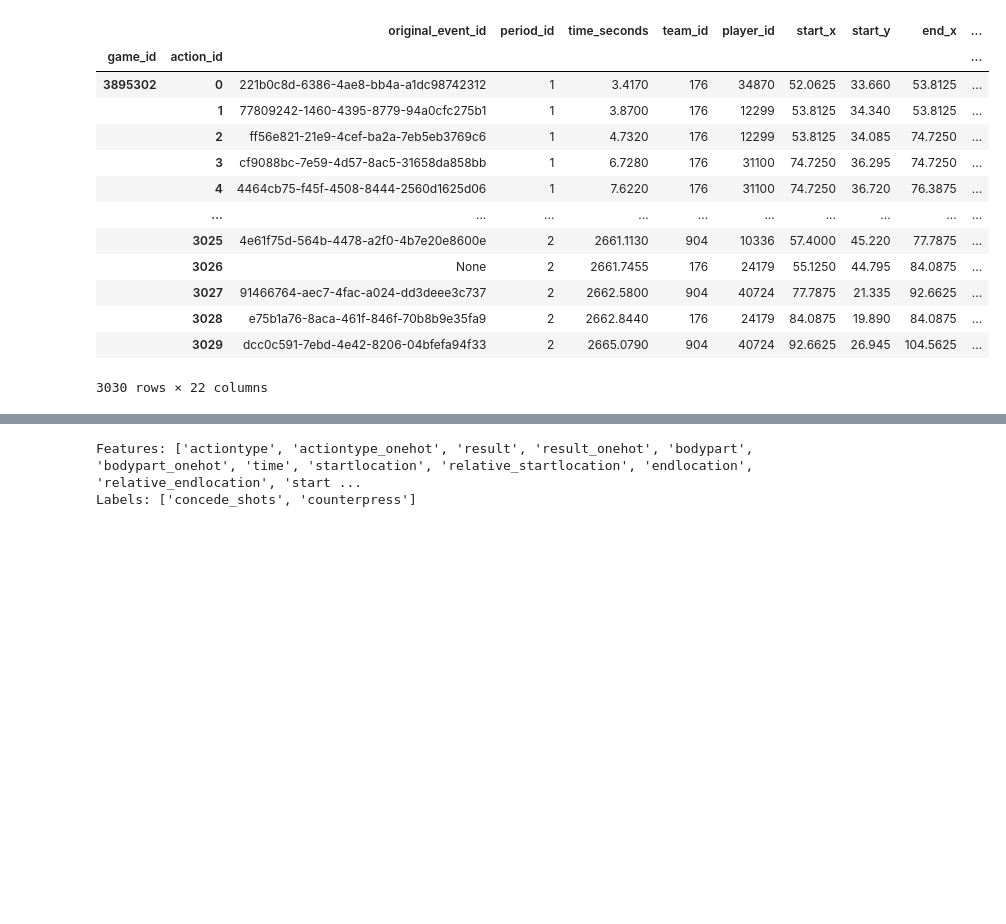
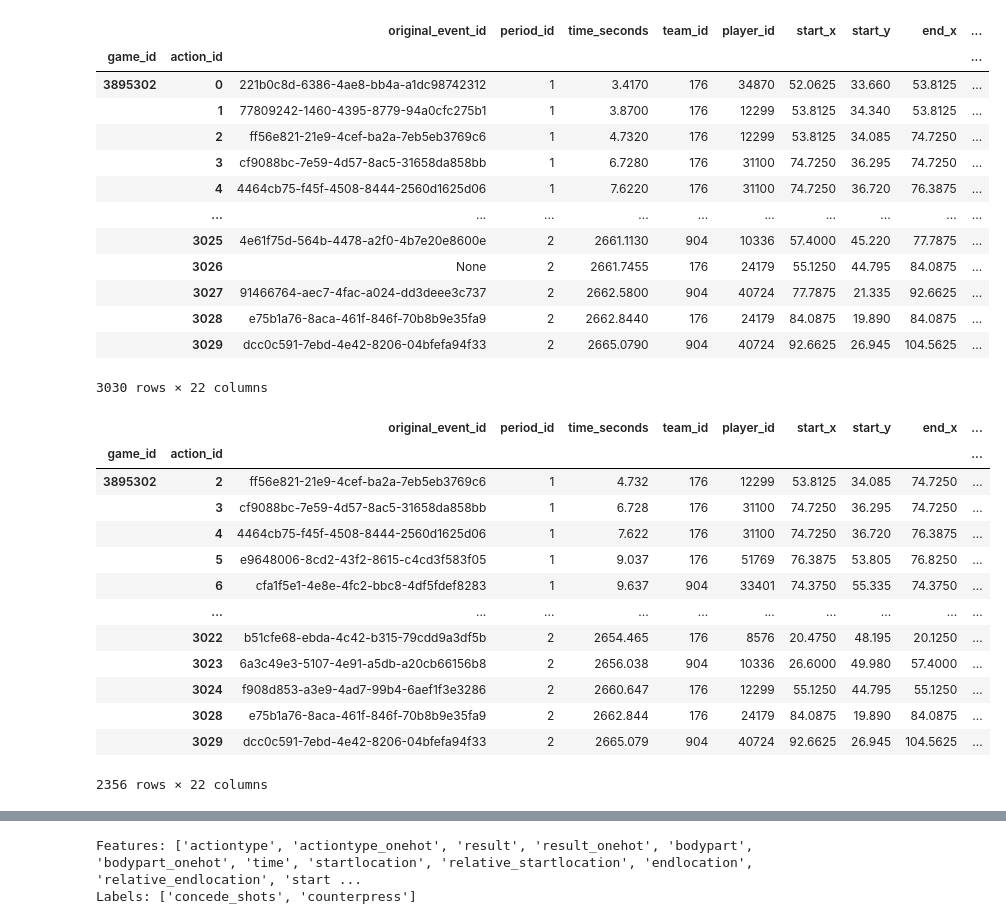
Before and after one commit to leemingo/sr-press, a Jupyter notebook: notebook/2-computing-and-storing-features.ipynb, the cells around one changed output, grey strips where cells are left out. Cells and saved outputs as stored; diff of their text form; code cells hidden in the pictures; blank space fills up the shorter version.

```diff
--- a/notebook/2-computing-and-storing-features.ipynb
+++ b/notebook/2-computing-and-storing-features.ipynb
@@ -47,3 +47,26 @@ df_actions
 |  | 3028 | e75b1a76-8aca-461f-846f-70b8b9e35fa9 | 2 | 2662.8440 | 176 | 24179 | 84.0875 | 19.890 | 84.0875 | ... |
 |  | 3029 | dcc0c591-7ebd-4e42-8206-04bfefa94f33 | 2 | 2665.0790 | 904 | 40724 | 92.6625 | 26.945 | 104.5625 | ... |
 3030 rows × 22 columns
+# %%
+has_required_players = df_actions["freeze_frame_360"].apply(lambda frame: (
+    frame is not None and
+    sum(player["teammate"] for player in frame) >= 3 and
+    sum(not player["teammate"] for player in frame) >= 3
+))
+
+df_actions[has_required_players]
+# %% [output]
+|  |  | original_event_id | period_id | time_seconds | team_id | player_id | start_x | start_y | end_x | ... |
+| game_id | action_id |  |  |  |  |  |  |  |  | ... |
+| 3895302 | 2 | ff56e821-21e9-4cef-ba2a-7eb5eb3769c6 | 1 | 4.732 | 176 | 12299 | 53.8125 | 34.085 | 74.7250 | ... |
+|  | 3 | cf9088bc-7e59-4d57-8ac5-31658da858bb | 1 | 6.728 | 176 | 31100 | 74.7250 | 36.295 | 74.7250 | ... |
+|  | 4 | 4464cb75-f45f-4508-8444-2560d1625d06 | 1 | 7.622 | 176 | 31100 | 74.7250 | 36.720 | 76.3875 | ... |
+|  | 5 | e9648006-8cd2-43f2-8615-c4cd3f583f05 | 1 | 9.037 | 176 | 51769 | 76.3875 | 53.805 | 76.8250 | ... |
+|  | 6 | cfa1f5e1-4e8e-4fc2-bbc8-4df5fdef8283 | 1 | 9.637 | 904 | 33401 | 74.3750 | 55.335 | 74.3750 | ... |
+|  | ... | ... | ... | ... | ... | ... | ... | ... | ... | ... |
+|  | 3022 | b51cfe68-ebda-4c42-b315-79cdd9a3df5b | 2 | 2654.465 | 176 | 8576 | 20.4750 | 48.195 | 20.1250 | ... |
+|  | 3023 | 6a3c49e3-5107-4e91-a5db-a20cb66156b8 | 2 | 2656.038 | 904 | 10336 | 26.6000 | 49.980 | 57.4000 | ... |
+|  | 3024 | f908d853-a3e9-4ad7-99b4-6aef1f3e3286 | 2 | 2660.647 | 176 | 12299 | 55.1250 | 44.795 | 55.1250 | ... |
+|  | 3028 | e75b1a76-8aca-461f-846f-70b8b9e35fa9 | 2 | 2662.844 | 176 | 24179 | 84.0875 | 19.890 | 84.0875 | ... |
+|  | 3029 | dcc0c591-7ebd-4e42-8206-04bfefa94f33 | 2 | 2665.079 | 904 | 40724 | 92.6625 | 26.945 | 104.5625 | ... |
+2356 rows × 22 columns
```
Also changed, not shown: parts of 9 cells of this notebook.
